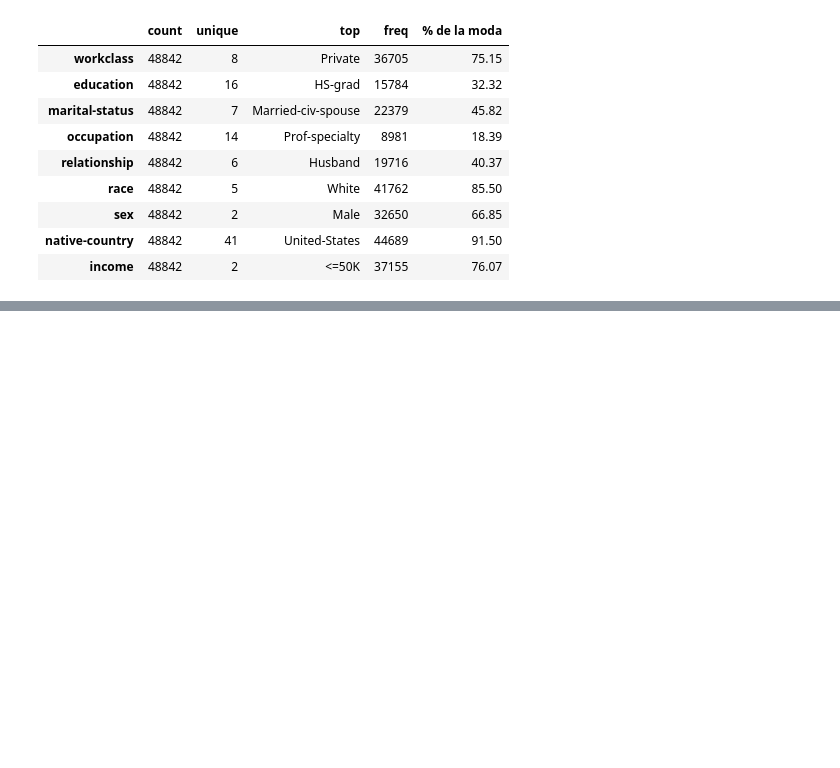
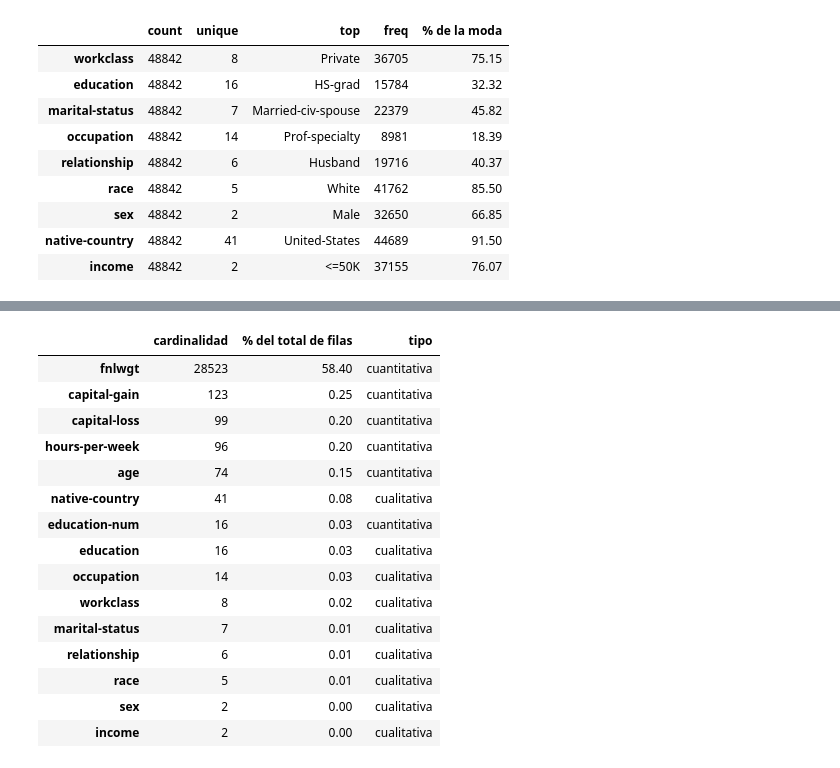
Before and after one commit to sebacalfa/ProyFinal_Mod6, a Jupyter notebook: Proyecto_Final_Mod6.ipynb, the cells around one changed output, grey strips where cells are left out. Saved outputs shown, nothing was run; the diff lists cells and outputs as text; code cells hidden in the pictures; blank space fills up the shorter version.

```diff
--- a/Proyecto_Final_Mod6.ipynb
+++ b/Proyecto_Final_Mod6.ipynb
@@ -439,0 +516,27 @@ Se identificaron 9 variables cualitativas a las cuales se les analizó las sigui
+# %%
+todas_las_vars = vars_cuantitativas + vars_cualitativas
+
+cardinalidad_total = df_clean[todas_las_vars].nunique().sort_values(ascending=False)
+cardinalidad_total = pd.DataFrame({
+    'cardinalidad': cardinalidad_total,
+    '% del total de filas': (cardinalidad_total / len(df_clean) * 100).round(4),
+    'tipo': ['cuantitativa' if c in vars_cuantitativas else 'cualitativa' for c in cardinalidad_total.index]
+})
+cardinalidad_total
+# %% [output]
+|  | cardinalidad | % del total de filas | tipo |
+| fnlwgt | 28523 | 58.40 | cuantitativa |
+| capital-gain | 123 | 0.25 | cuantitativa |
+| capital-loss | 99 | 0.20 | cuantitativa |
+| hours-per-week | 96 | 0.20 | cuantitativa |
+| age | 74 | 0.15 | cuantitativa |
+| native-country | 41 | 0.08 | cualitativa |
+| education-num | 16 | 0.03 | cuantitativa |
+| education | 16 | 0.03 | cualitativa |
+| occupation | 14 | 0.03 | cualitativa |
+| workclass | 8 | 0.02 | cualitativa |
+| marital-status | 7 | 0.01 | cualitativa |
+| relationship | 6 | 0.01 | cualitativa |
+| race | 5 | 0.01 | cualitativa |
+| sex | 2 | 0.00 | cualitativa |
+| income | 2 | 0.00 | cualitativa |
```
Also changed, not shown: parts of 34 cells of this notebook.
